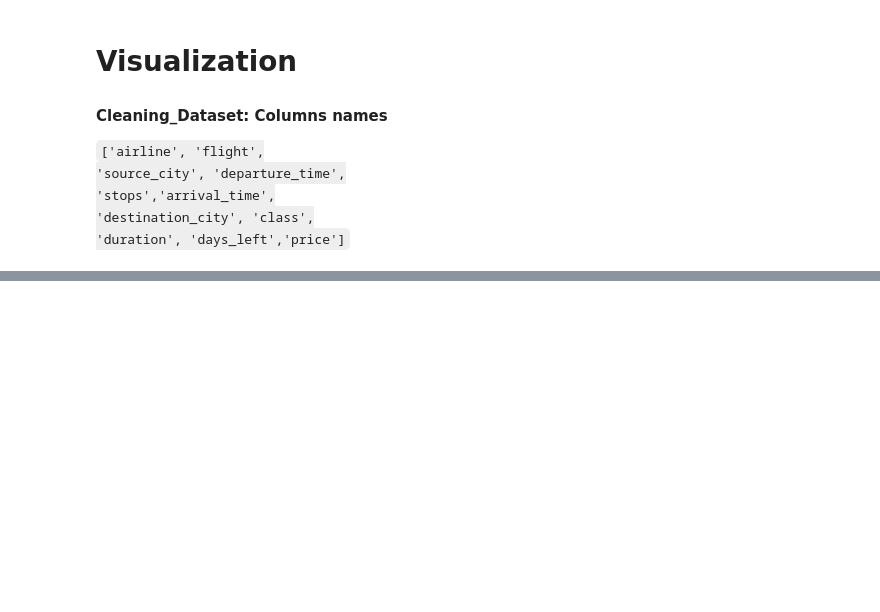
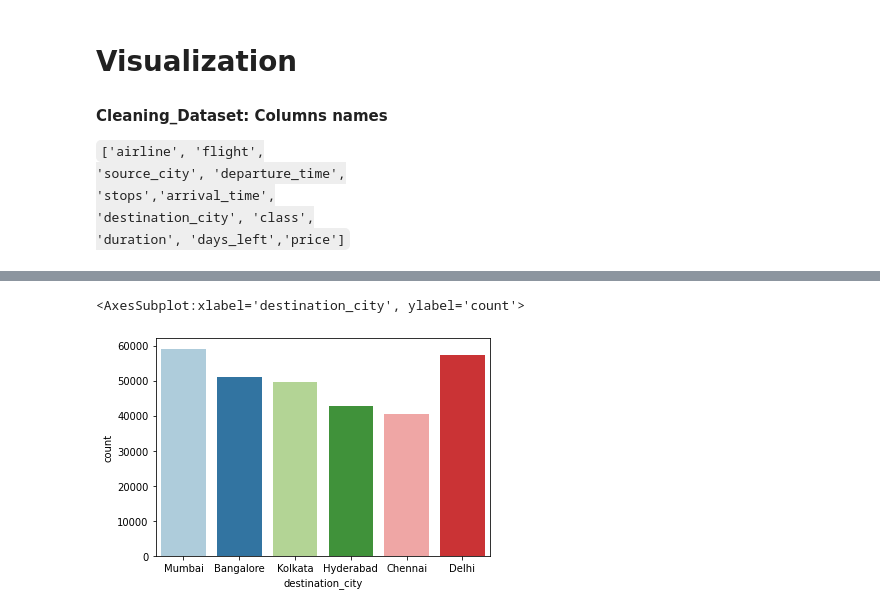
Before and after one commit to theyazilimci/KaggleProject, a Jupyter notebook: flight-price.ipynb, the cells around one changed output, grey strips where cells are left out. Drawn from its saved outputs; the diff is of its cells as text; code cells hidden in the pictures; blank space fills up the shorter version.

```diff
--- a/flight-price.ipynb
+++ b/flight-price.ipynb
@@ -165,0 +171,5 @@ We changed the datatype of stops to int by replacing "zero" to 0 and "one" to 1
+# %%
+sns.countplot(x='destination_city',data=cleanData_df)
+# %% [output]
+<AxesSubplot:xlabel='destination_city', ylabel='count'>
+[figure, added]
```
Also changed, not shown: parts of 9 cells of this notebook.
